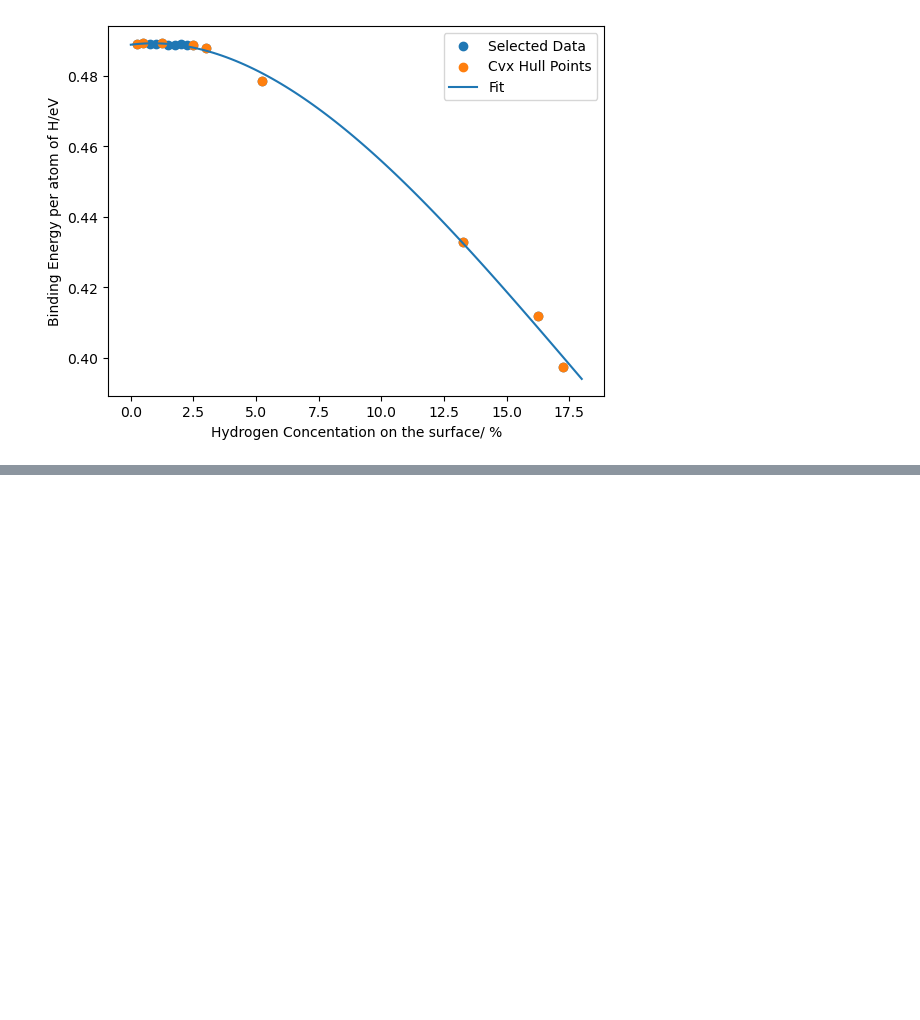
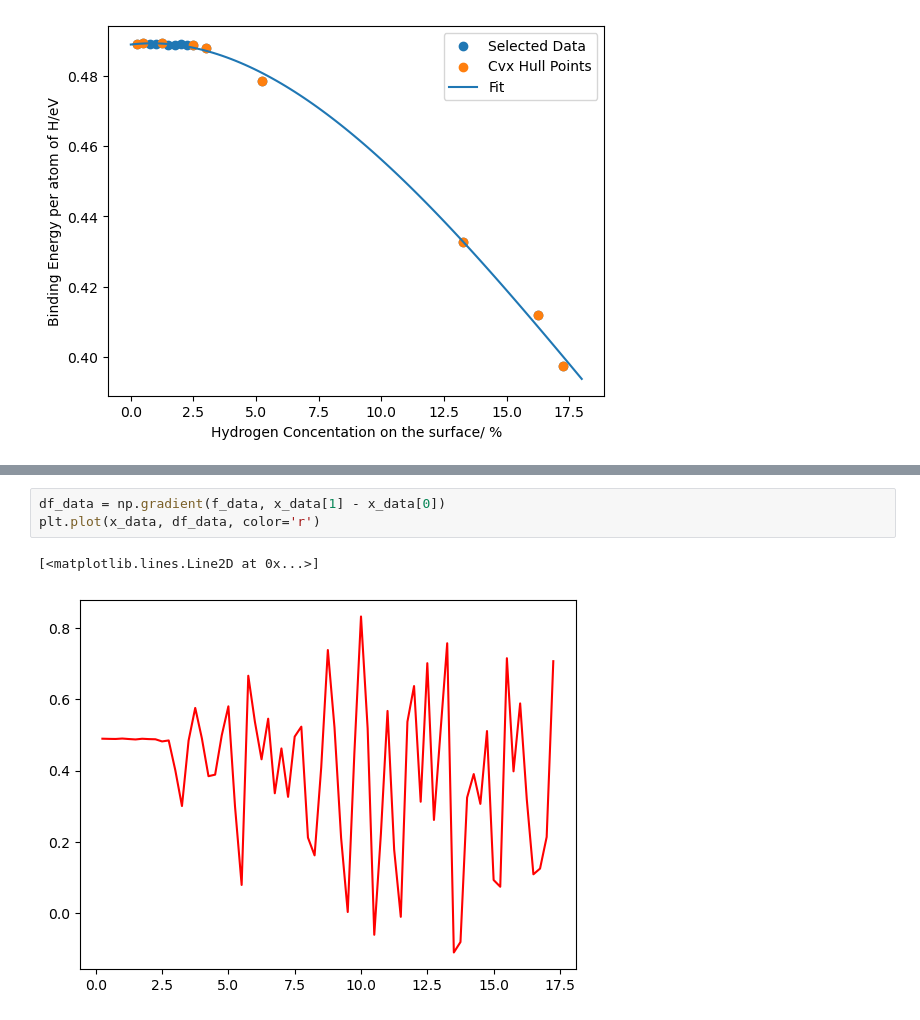
Before and after one commit to Samanyu-T/Fit_EAM, a Jupyter notebook: Jupyter Notebooks/Analyze_HSurface.ipynb, the cells around one changed output, grey strips where cells are left out. Drawn from its saved outputs; the diff is of its cells as text; blank space fills up the shorter version.

```diff
--- a/Jupyter Notebooks/Analyze_HSurface.ipynb
+++ b/Jupyter Notebooks/Analyze_HSurface.ipynb
@@ -197,0 +206,6 @@ plt.ylabel('Addition Energy /eV')
+# %%
+df_data = np.gradient(f_data, x_data[1] - x_data[0])
+plt.plot(x_data, df_data, color='r')
+# %% [output]
+[<matplotlib.lines.Line2D at 0x...>]
+[figure, added]
```
Also changed, not shown: parts of 9 cells of this notebook, 12 other files.
